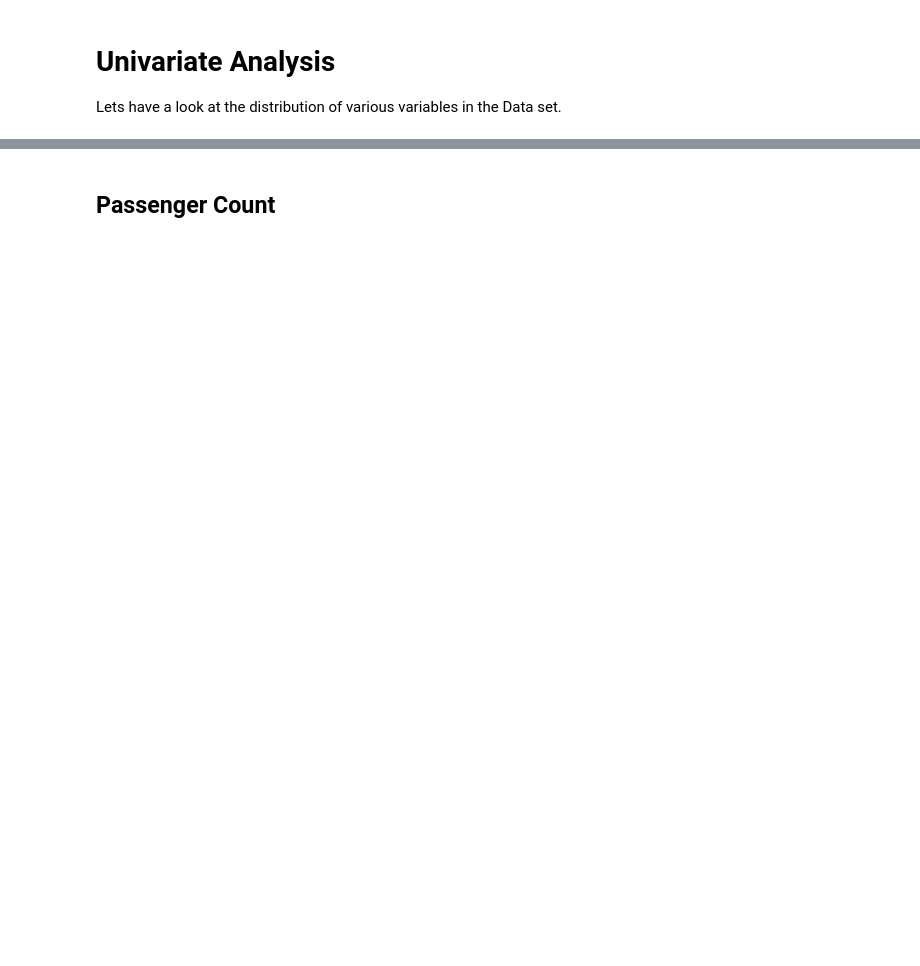
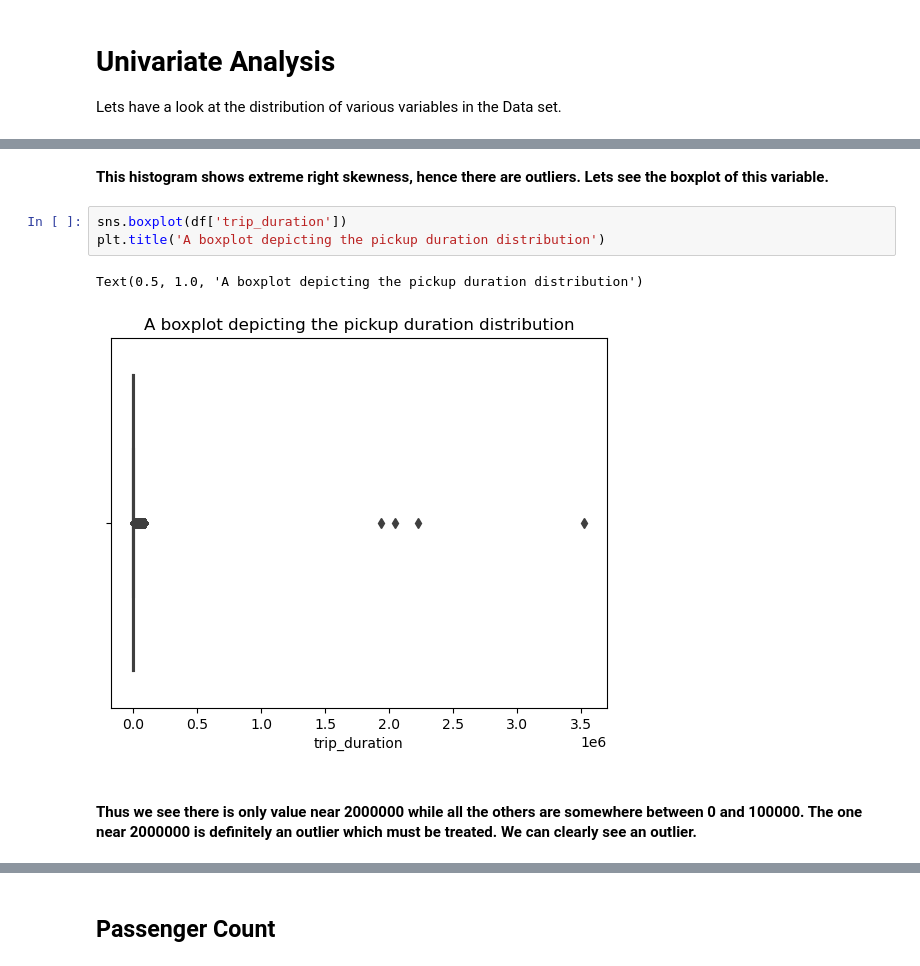
Before and after one commit to Yamana06/NYC-Taxi-Trip-Duration, a Jupyter notebook: NYC_Taxi_Trip_Duration.ipynb, the cells around one changed output, grey strips where cells are left out. Cells and saved outputs as stored; diff of their text form; blank space fills up the shorter version.

```diff
--- a/NYC_Taxi_Trip_Duration.ipynb
+++ b/NYC_Taxi_Trip_Duration.ipynb
@@ -158,0 +242,10 @@ Lets have a look at the distribution of various variables in the Data set.
+# %% [markdown]
+<b>This histogram shows extreme right skewness, hence there are outliers. Lets see the boxplot of this variable.
+# %%
+sns.boxplot(df['trip_duration'])
+plt.title('A boxplot depicting the pickup duration distribution')
+# %% [output]
+Text(0.5, 1.0, 'A boxplot depicting the pickup duration distribution')
+[figure, added]
+# %% [markdown]
+#### Thus we see there is only value near 2000000 while all the others are somewhere between 0 and 100000. The one near 2000000 is definitely an outlier which must be treated.  We can clearly see an outlier.
```
Also changed, not shown: parts of 189 cells of this notebook.
